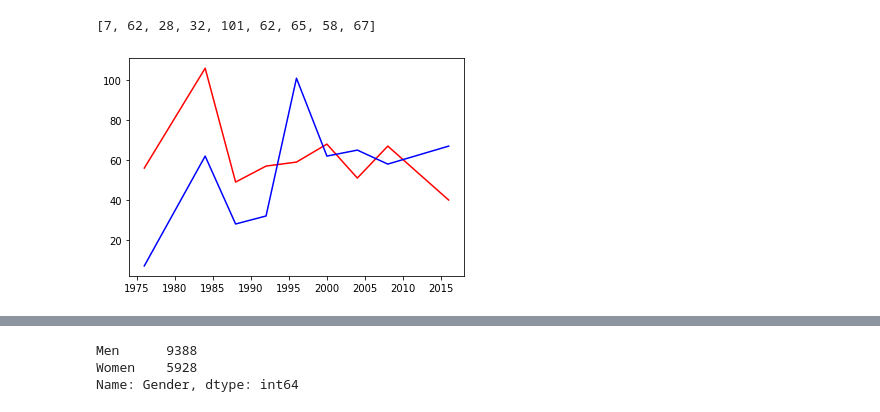
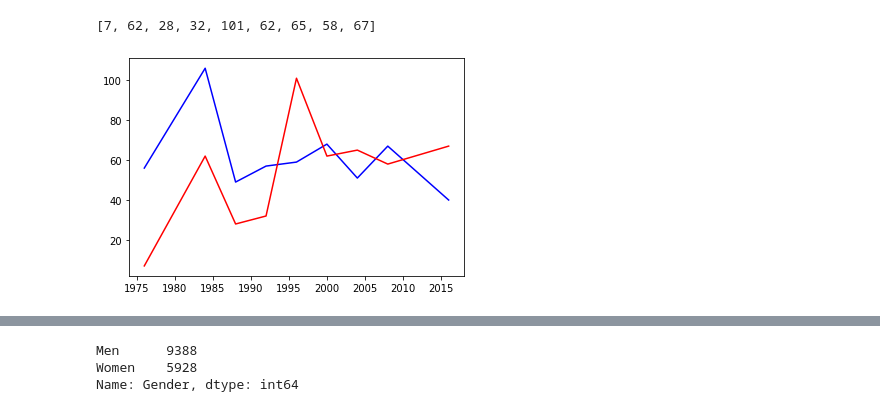
Before and after one commit to tnatoli29/Project-2, a Jupyter notebook: athletes.ipynb, the cells around one changed output, grey strips where cells are left out. Drawn from its saved outputs; the diff is of its cells as text; code cells hidden in the pictures.

```diff
--- a/athletes.ipynb
+++ b/athletes.ipynb
@@ -150,10 +150,10 @@ yaxis = year_list
 # %%
 # Plot the charts and apply some styling
 # Line chart based on Olympics gold medal athletes only
-male, = plt.plot(year_list, male_list, color="red", label="Male Athletes")
-female, = plt.plot(year_list, female_list, color="blue", label="Female Athletes")
+male, = plt.plot(year_list, male_list, color="blue", label="Male Athletes")
+female, = plt.plot(year_list, female_list, color="red", label="Female Athletes")
 # %% [output]
-[figure, old version]
+[figure, new version]
 # %%
 # View Summer Olympics file with all data from 1976 to 2008, check to see if plot looks better than the one above
 
```
Also changed, not shown: parts of 3 cells of this notebook, 2 other files.
